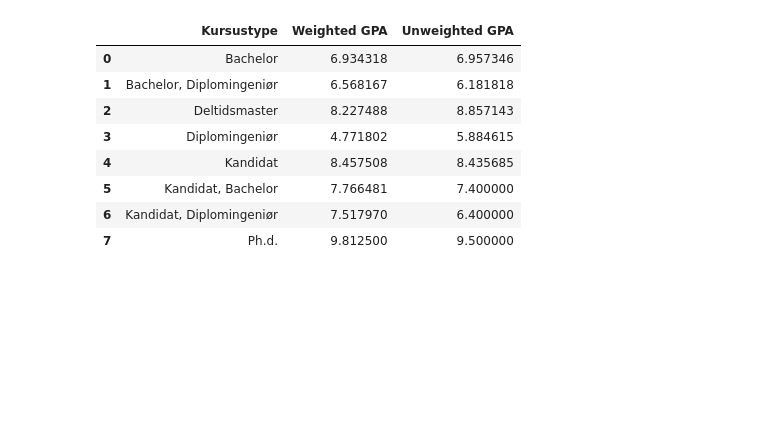
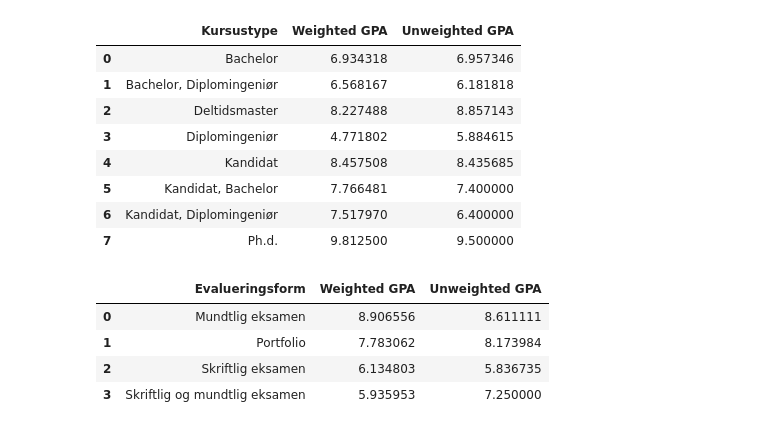
Before and after one commit to fmb622/isds2024exam, a Jupyter notebook: plots.ipynb, the cells around one changed output. Saved outputs shown, nothing was run; the diff lists cells and outputs as text; code cells hidden in the pictures; blank space fills up the shorter version.

```diff
--- a/plots.ipynb
+++ b/plots.ipynb
@@ -82,3 +82,30 @@ summary_df
 | 5 | Kandidat, Bachelor | 7.766481 | 7.400000 |
 | 6 | Kandidat, Diplomingeniør | 7.517970 | 6.400000 |
 | 7 | Ph.d. | 9.812500 | 9.500000 |
+# %%
+# Load the Excel file
+clean_merged_df = pd.read_csv('./cleaned_merged_course_data.csv')
+
+# Ensure the necessary columns are numeric
+clean_merged_df['Fremmødte'] = pd.to_numeric(clean_merged_df['Fremmødte'], errors='coerce')
+clean_merged_df['Eksamensgennemsnit'] = pd.to_numeric(clean_merged_df['Eksamensgennemsnit'], errors='coerce')
+
+# Drop rows with NaN values in the necessary columns
+cleaned_df = clean_merged_df.dropna(subset=['Fremmødte', 'Eksamensgennemsnit', 'Evalueringsform'])
+
+# Group by 'Evalueringsform' and calculate weighted and unweighted averages
+summary_df = cleaned_df.groupby('Evalueringsform').apply(
+    lambda x: pd.Series({
+        'Weighted GPA': (x['Eksamensgennemsnit'] * x['Fremmødte']).sum() / x['Fremmødte'].sum(),
+        'Unweighted GPA': x['Eksamensgennemsnit'].mean()
+    })
+).reset_index()
+
+# Display the summary table
+summary_df
+# %% [output]
+|  | Evalueringsform | Weighted GPA | Unweighted GPA |
+| 0 | Mundtlig eksamen | 8.906556 | 8.611111 |
+| 1 | Portfolio | 7.783062 | 8.173984 |
+| 2 | Skriftlig eksamen | 6.134803 | 5.836735 |
+| 3 | Skriftlig og mundtlig eksamen | 5.935953 | 7.250000 |
```
Also changed, not shown: parts of 1 cell of this notebook.
